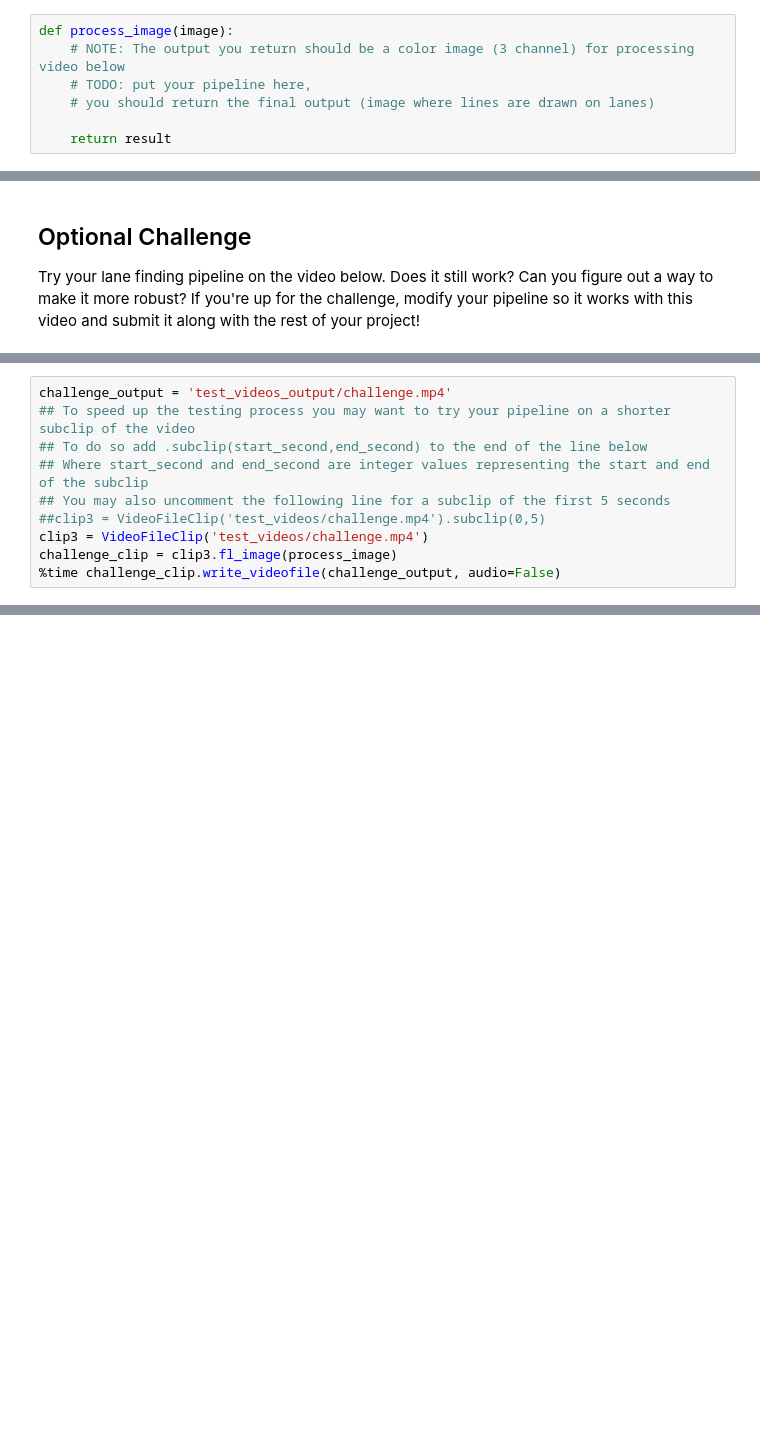
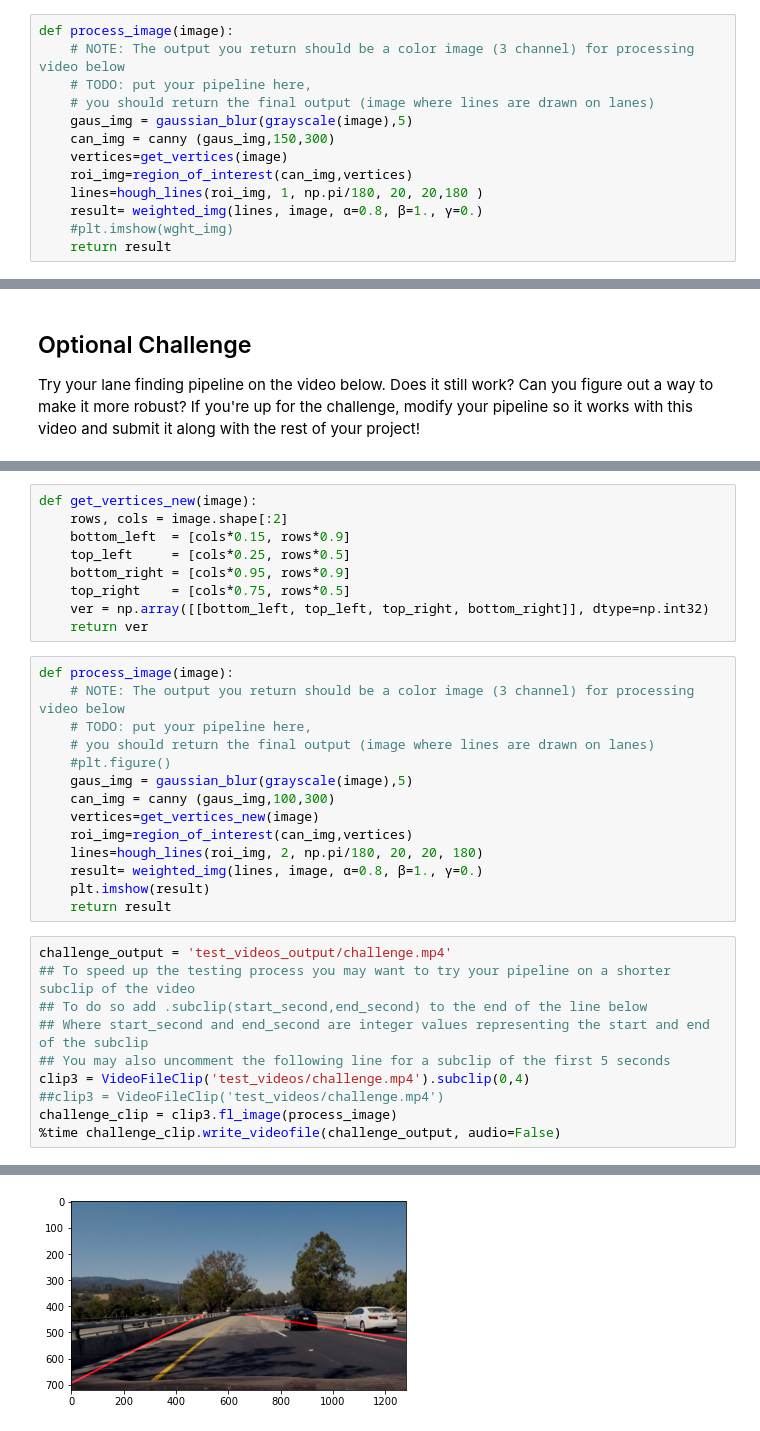
Before and after one commit to futbalmaniac/laneFinding, a Jupyter notebook: P1.ipynb, the cells around one changed output, grey strips where cells are left out. Drawn from its saved outputs; the diff is of its cells as text; blank space fills up the shorter version.

```diff
--- a/P1.ipynb
+++ b/P1.ipynb
@@ -272,7 +312,13 @@ def process_image(image):
     # NOTE: The output you return should be a color image (3 channel) for processing video below
     # TODO: put your pipeline here,
     # you should return the final output (image where lines are drawn on lanes)
-
+    gaus_img = gaussian_blur(grayscale(image),5)
+    can_img = canny (gaus_img,150,300)
+    vertices=get_vertices(image)
+    roi_img=region_of_interest(can_img,vertices)
+    lines=hough_lines(roi_img, 1, np.pi/180, 20, 20,180 )
+    result= weighted_img(lines, image, α=0.8, β=1., γ=0.)
+    #plt.imshow(wght_img)
     return result
 # %% [markdown]
 Let's try the one with the solid white lane on the right first ...
@@ -329,10 +395,34 @@ Try your lane finding pipeline on the video below.  Does it still work?  Can you
+# %%
+def get_vertices_new(image):
+    rows, cols = image.shape[:2]
+    bottom_left  = [cols*0.15, rows*0.9]
+    top_left     = [cols*0.25, rows*0.5]
+    bottom_right = [cols*0.95, rows*0.9]
+    top_right    = [cols*0.75, rows*0.5]
+    ver = np.array([[bottom_left, top_left, top_right, bottom_right]], dtype=np.int32)
+    return ver
+# %%
+def process_image(image):
+    # NOTE: The output you return should be a color image (3 channel) for processing video below
+    # TODO: put your pipeline here,
+    # you should return the final output (image where lines are drawn on lanes)
+    #plt.figure()
+    gaus_img = gaussian_blur(grayscale(image),5)
+    can_img = canny (gaus_img,100,300)
+    vertices=get_vertices_new(image)
+    roi_img=region_of_interest(can_img,vertices)
+    lines=hough_lines(roi_img, 2, np.pi/180, 20, 20, 180)
+    result= weighted_img(lines, image, α=0.8, β=1., γ=0.)
+    plt.imshow(result)
+    return result
 # %%
 challenge_output = 'test_videos_output/challenge.mp4'
 ## To speed up the testing process you may want to try your pipeline on a shorter subclip of the video
 ## To do so add .subclip(start_second,end_second) to the end of the line below
 ## Where start_second and end_second are integer values representing the start and end of the subclip
 ## You may also uncomment the following line for a subclip of the first 5 seconds
-##clip3 = VideoFileClip('test_videos/challenge.mp4').subclip(0,5)
-clip3 = VideoFileClip('test_videos/challenge.mp4')
+clip3 = VideoFileClip('test_videos/challenge.mp4').subclip(0,4)
+##clip3 = VideoFileClip('test_videos/challenge.mp4')
 challenge_clip = clip3.fl_image(process_image)
 %time challenge_clip.write_videofile(challenge_output, audio=False)
+# %% [output]
@@ -339,3 +434,4 @@ challenge_clip = clip3.fl_image(process_image)
+[figure, added]
 # %%
 HTML("""
 <video width="960" height="540" controls>
```
Also changed, not shown: parts of 9 cells of this notebook, 3 other files.
